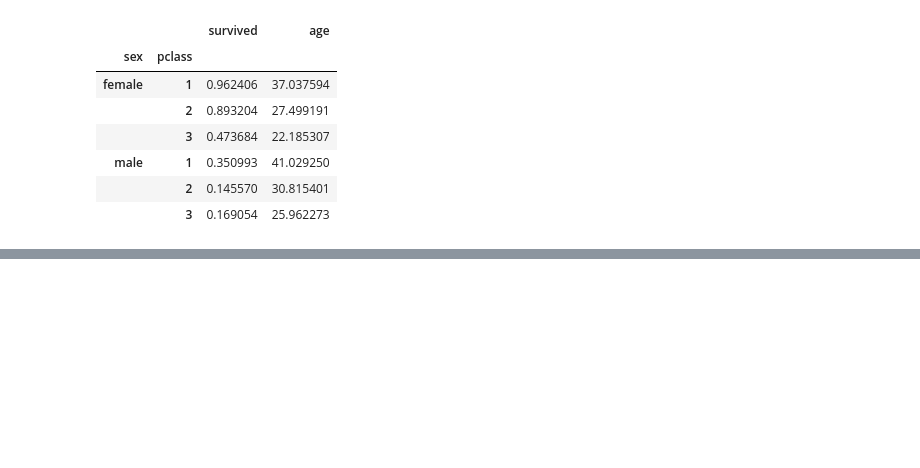
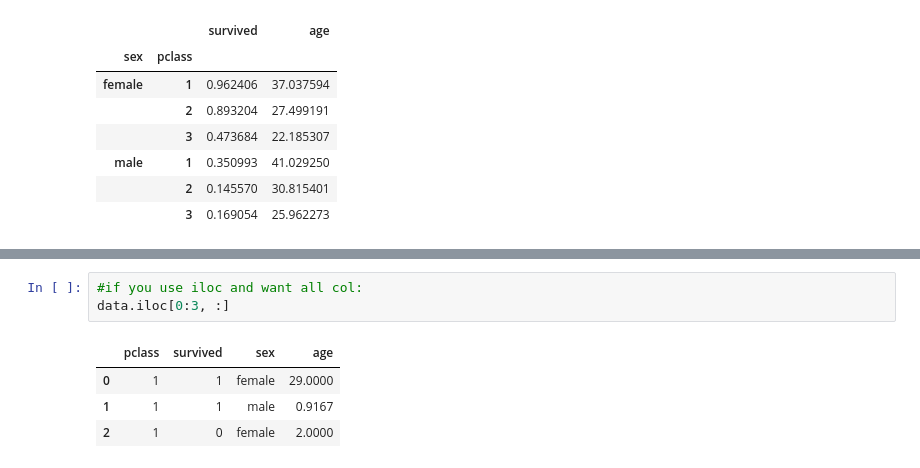
Before and after one commit to Meyyaou/pythondaily, a Jupyter notebook: data_visu_1.ipynb, the cells around one changed output, grey strips where cells are left out. Drawn from its saved outputs; the diff is of its cells as text; blank space fills up the shorter version.

```diff
--- a/data_visu_1.ipynb
+++ b/data_visu_1.ipynb
@@ -113,0 +185,8 @@ data.groupby(['sex', 'pclass']).mean()
+# %%
+#if you use iloc and want all col:
+data.iloc[0:3, :]
+# %% [output]
+|  | pclass | survived | sex | age |
+| 0 | 1 | 1 | female | 29.0000 |
+| 1 | 1 | 1 | male | 0.9167 |
+| 2 | 1 | 0 | female | 2.0000 |
```
Also changed, not shown: parts of 7 cells of this notebook.
